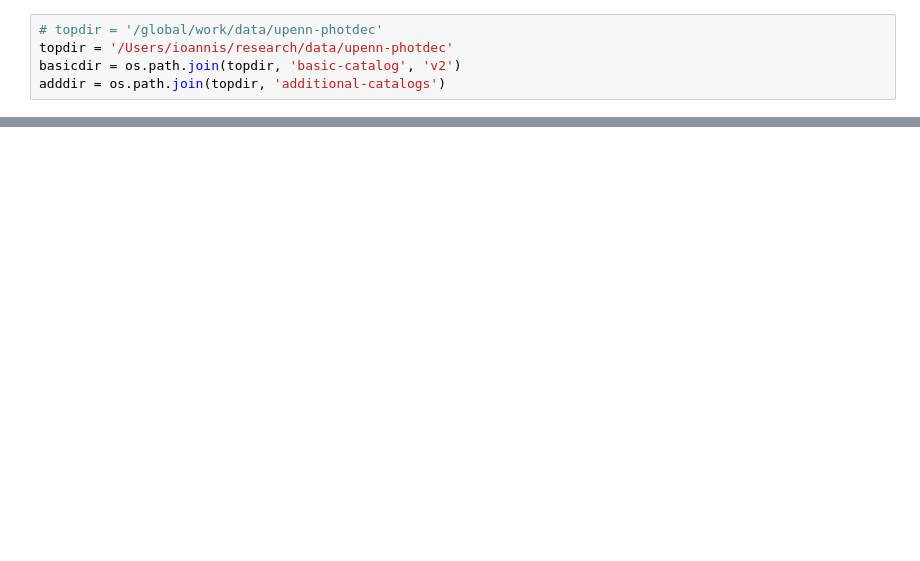
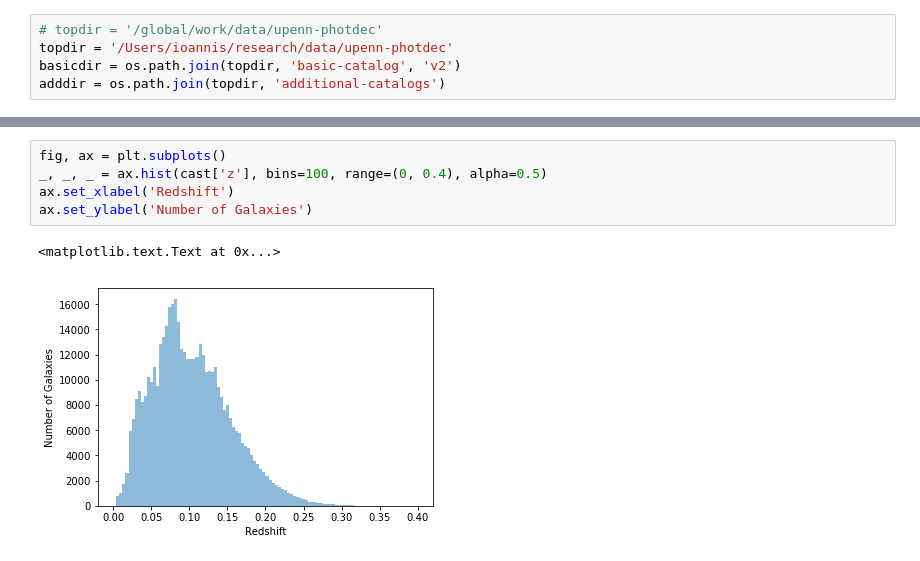
Before and after one commit to moustakas/siena-astrophysics, a Jupyter notebook: research/upenn-photdec/upenn-photdec.ipynb, the cells around one changed output, grey strips where cells are left out. Saved outputs shown, nothing was run; the diff lists cells and outputs as text; blank space fills up the shorter version.

```diff
--- a/research/upenn-photdec/upenn-photdec.ipynb
+++ b/research/upenn-photdec/upenn-photdec.ipynb
@@ -47,0 +140,8 @@ Read the other catalogs and make a couple plots!
+# %%
+fig, ax = plt.subplots()
+_, _, _ = ax.hist(cast['z'], bins=100, range=(0, 0.4), alpha=0.5)
+ax.set_xlabel('Redshift')
+ax.set_ylabel('Number of Galaxies')
+# %% [output]
+<matplotlib.text.Text at 0x...>
+[figure, added]
```
Also changed, not shown: parts of 20 cells of this notebook.
